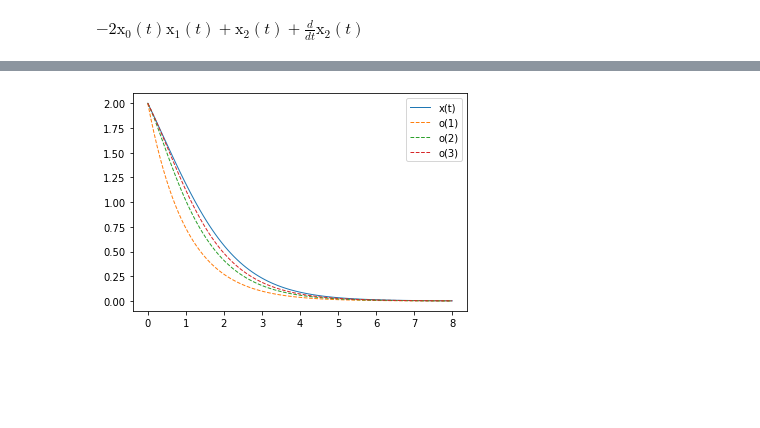
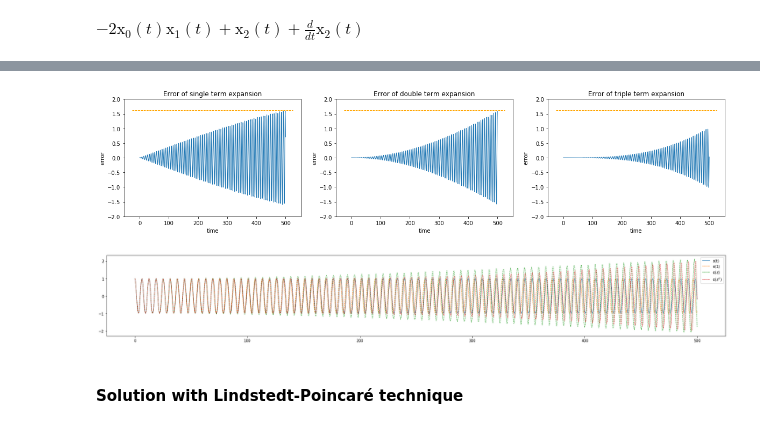
Before and after one commit to koulakis/dynamical-systems, a Jupyter notebook: 05_limit_cycles.ipynb, the cells around one changed output, grey strips where cells are left out. Saved outputs shown, nothing was run; the diff lists cells and outputs as text; code cells hidden in the pictures; blank space fills up the shorter version.

```diff
--- a/05_limit_cycles.ipynb
+++ b/05_limit_cycles.ipynb
@@ -153,0 +190,5 @@ x2_val = sp.dsolve(equations[2].subs({x0(t): x0_val, x1(t): x1_val}), x2(t), ics
+# %%
+%%time
+x0_val = sp.dsolve(equations[0], x0(t), ics={x0(0): 1, x0(t).diff(t).subs({t: 0}): 0}).rhs
+x1_val = sp.dsolve(equations[1].subs({x0(t): x0_val}), x1(t), ics={x1(0): 0, x1(t).diff(t).subs({t: 0}): 0}).rhs
+x2_val = sp.dsolve(equations[2].subs({x0(t): x0_val, x1(t): x1_val}), x2(t), ics={x2(0): 0, x2(t).diff(t).subs({t: 0}): 0}).rhs
@@ -154,2 +198,2 @@ x2_val = sp.dsolve(equations[2].subs({x0(t): x0_val, x1(t): x1_val}), x2(t), ics
 # %%
-o1, o2, o3 = map(lambda expr: sp.lambdify(t, expr.subs({eps: 0.3})), [x0_val, x0_val + eps * x1_val, x0_val + eps * x1_val + eps**2*x2_val])
+o0, o1, o2 = map(lambda expr: sp.lambdify(t, expr.subs({eps: 0.01})), [x0_val, x0_val + eps * x1_val, x0_val + eps * x1_val + eps**2*x2_val])
@@ -160,12 +200,33 @@ real_x = sp.lambdify(t, x_real_sol.subs({eps: 0.3}).rhs)
+# %%
+def dx_dt(x, t):
+    return [x[1], -x[0] + 0.01*x[0]**3]
+
+t = np.linspace(0, 500, 1000)
+x_real_sol = odeint(dx_dt, [1, 0], t)
+# %%
+fig, axes = plt.subplots(1, 3, figsize=(20, 4))
+
+for ax, o, nr_terms in zip(axes, [o0, o1, o2], ['single', 'double', 'triple']):
+    ax.set_ylim((-2, 2))
+    ax.set_title(f'Error of {nr_terms} term expansion')
+    ax.set_xlabel('time')
+    ax.set_ylabel('error')
+    ax.plot(t, x_real_sol[:, 0] - o(t), linewidth=1)
+    ax.hlines(1.62, *ax.get_xlim(), linestyle='--', color='orange', linewidth=1)
+# %% [output]
+[figure, added]
 # %%
-t = np.linspace(0, 8, 100)
+plt.figure(figsize=(30, 4))
+t = np.linspace(0, 500, 1000)
 
-plt.plot(t, real_x(t), label='x(t)', linewidth=1)
+plt.plot(t, x_real_sol[:, 0], label='x(t)', linewidth=1)
 
-for name, o in zip(['o(1)', 'o(2)', 'o(3)'], [o1, o2, o3]):
+for name, o in zip(['o(1)', 'o($\\epsilon$)', 'o($\\epsilon^2$)'], [o0, o1, o2]):
     plt.plot(t, o(t), label=name ,linestyle='--', linewidth=1)
 
 plt.legend()
 plt.show()
 # %% [output]
-[figure, old version]
+[figure, new version]
+# %% [markdown]
+#### Solution with Lindstedt-Poincaré technique
```
Also changed, not shown: parts of 11 cells of this notebook.
